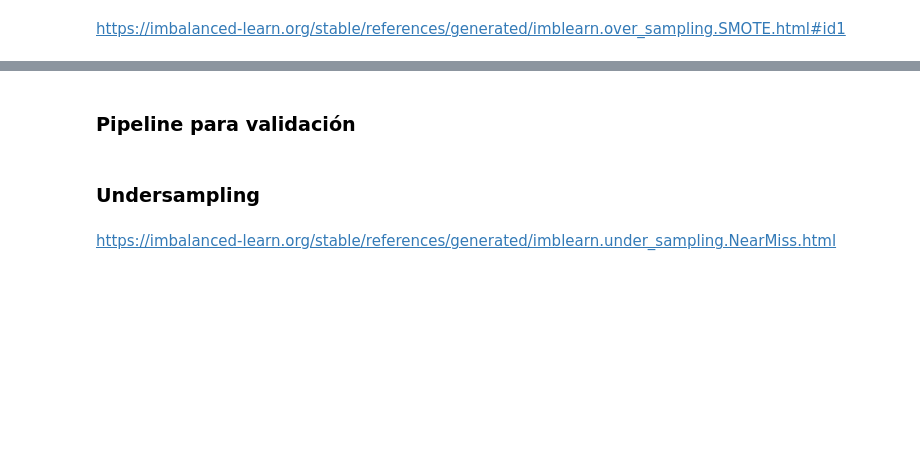
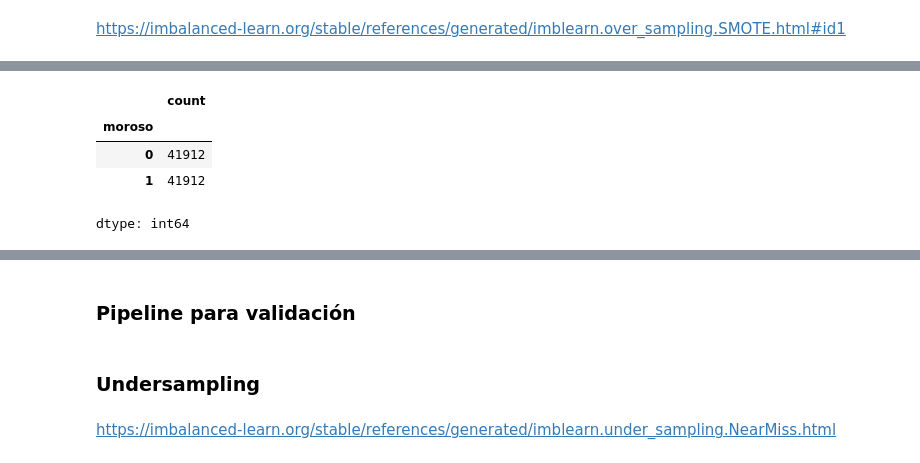
Before and after one commit to Deinbi/Machine__Learning_Alura, a Jupyter notebook: Clasificacion_validacion_y_metricas.ipynb, the cells around one changed output, grey strips where cells are left out. Saved outputs shown, nothing was run; the diff lists cells and outputs as text; code cells hidden in the pictures; blank space fills up the shorter version.

```diff
--- a/Clasificacion_validacion_y_metricas.ipynb
+++ b/Clasificacion_validacion_y_metricas.ipynb
@@ -770,0 +787,3 @@ https://imbalanced-learn.org/stable/references/generated/imblearn.over_sampling.
+# %%
+oversampling = SMOTE()
+x_balanceada,y_balanceada = oversampling.fit_resample(X,y)
@@ -770,0 +796,8 @@ https://imbalanced-learn.org/stable/references/generated/imblearn.over_sampling.
+# %%
+y_balanceada.value_counts()
+# %% [output]
+|  | count |
+| moroso |  |
+| 0 | 41912 |
+| 1 | 41912 |
+dtype: int64
```
Also changed, not shown: parts of 15 cells of this notebook.
